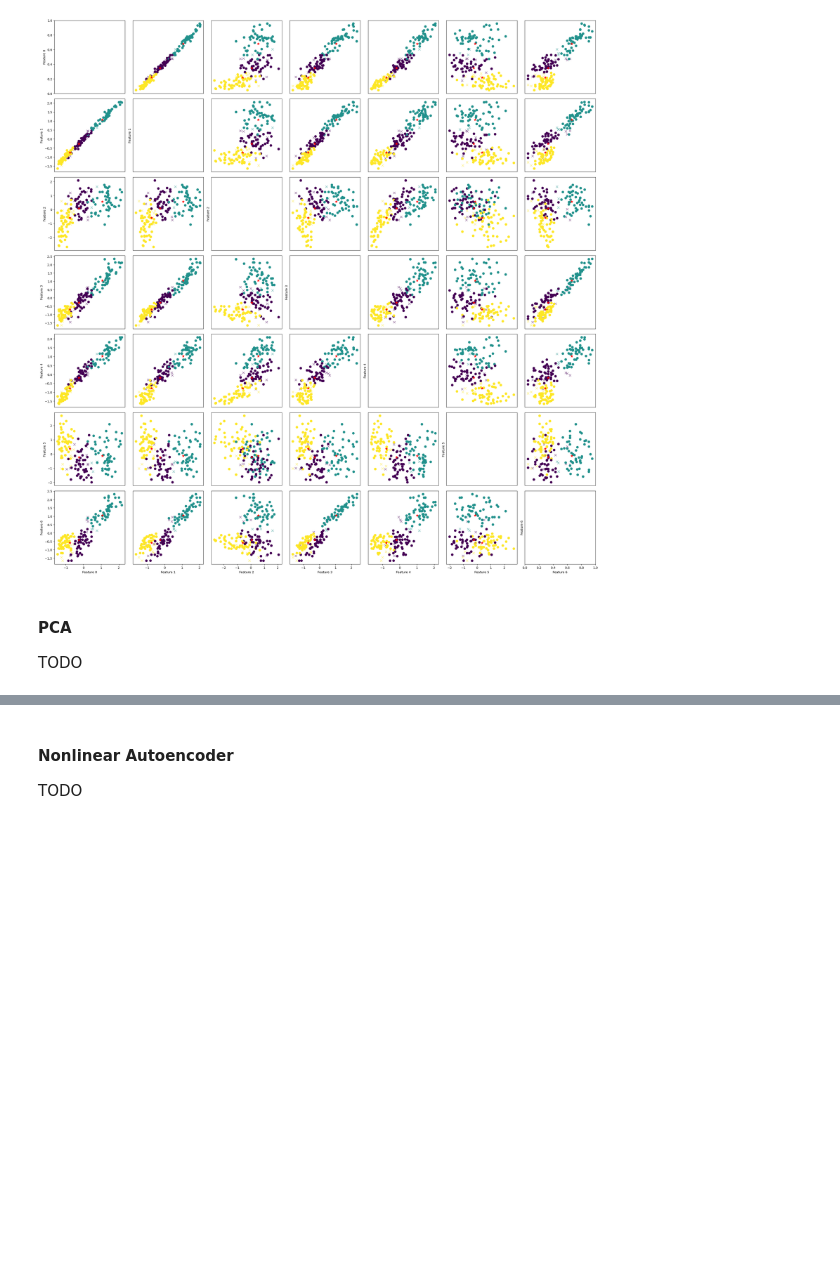
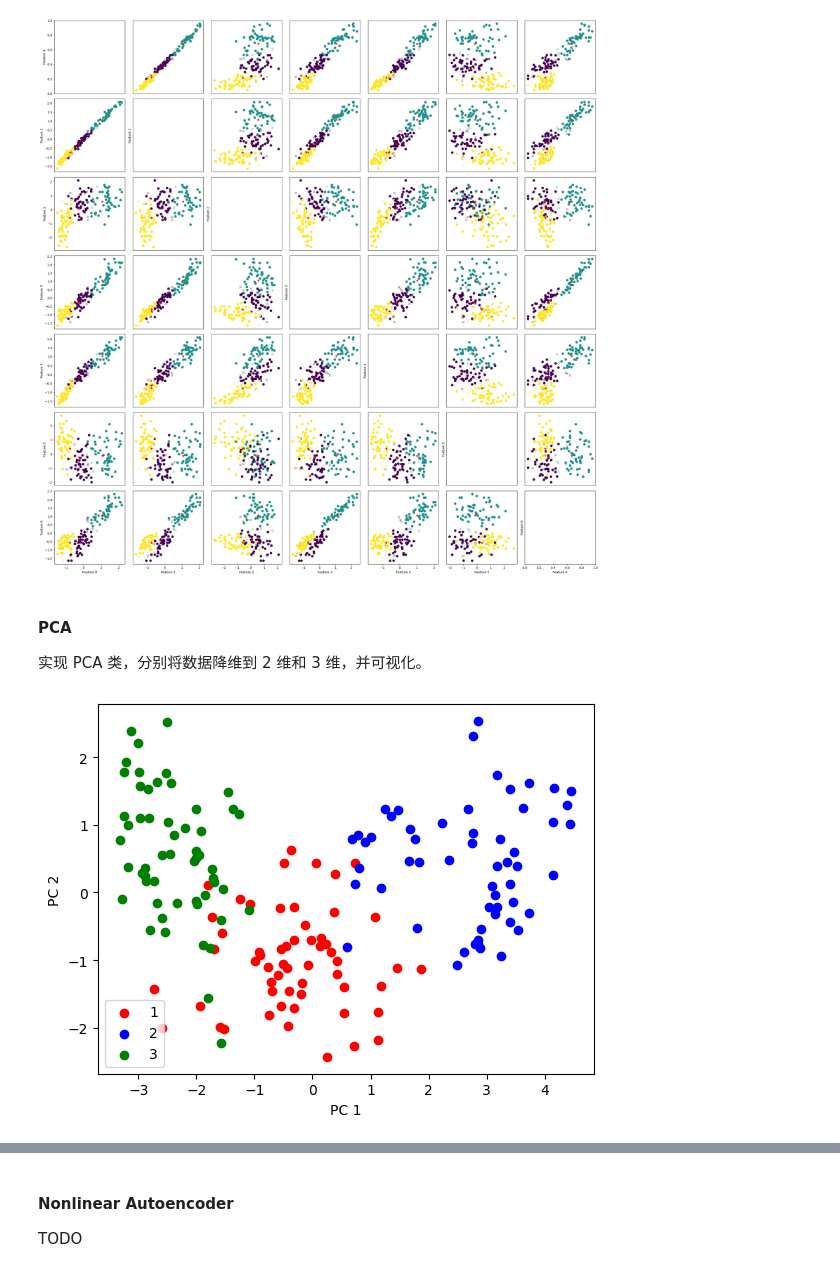
Before and after one commit to Gralerfics/SUSTech-SDM274-AI-and-Machine-Learning-Assignments, a Jupyter notebook: Final_Project/main.ipynb, the cells around one changed output, grey strips where cells are left out. Saved outputs shown, nothing was run; the diff lists cells and outputs as text; code cells hidden in the pictures; blank space fills up the shorter version.

```diff
--- a/Final_Project/main.ipynb
+++ b/Final_Project/main.ipynb
@@ -160,7 +161,27 @@ Test Accuracy: 90.48 %
 plot_cluster_pairplot(train_dataset.datas[0], train_dataset.datas[1].T[0].astype(int), pred_train, centroids = model.centroids)
 # %% [output]
 [figure]
-# %% [markdown]
-#### PCA
-
-TODO
+# %% [markdown]
+#### PCA
+
+实现 PCA 类，分别将数据降维到 2 维和 3 维，并可视化。
+# %%
+pca2d = PCA(2)
+pca2d.train(train_dataset)
+train_dataset_pca2d = pca2d.project(train_dataset)
+
+# plot the training data on the two principal components
+X_pca = train_dataset_pca2d.datas[0]
+y = train_dataset_pca2d.datas[1].T[0].astype(int)
+
+colors = ['r', 'b', 'g']
+markers = ['o', 'o', 'o']
+
+for l, c, m in zip(np.unique(y), colors, markers):
+    plt.scatter(X_pca[y == l, 0], X_pca[y == l, 1], c = c, label = l, marker = m)
+plt.xlabel('PC 1')
+plt.ylabel('PC 2')
+plt.legend(loc = 'lower left')
+plt.show()
+# %% [output]
+[figure, added]
```
Also changed, not shown: parts of 2 cells of this notebook, 1 other file.
